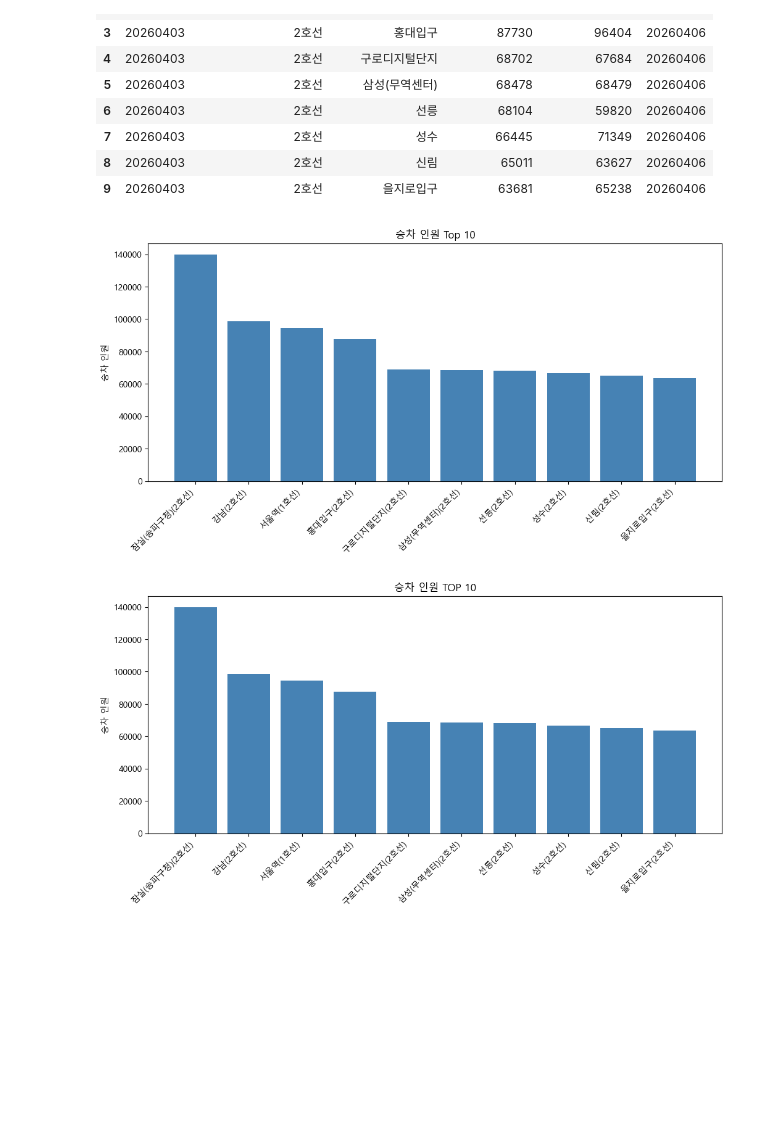
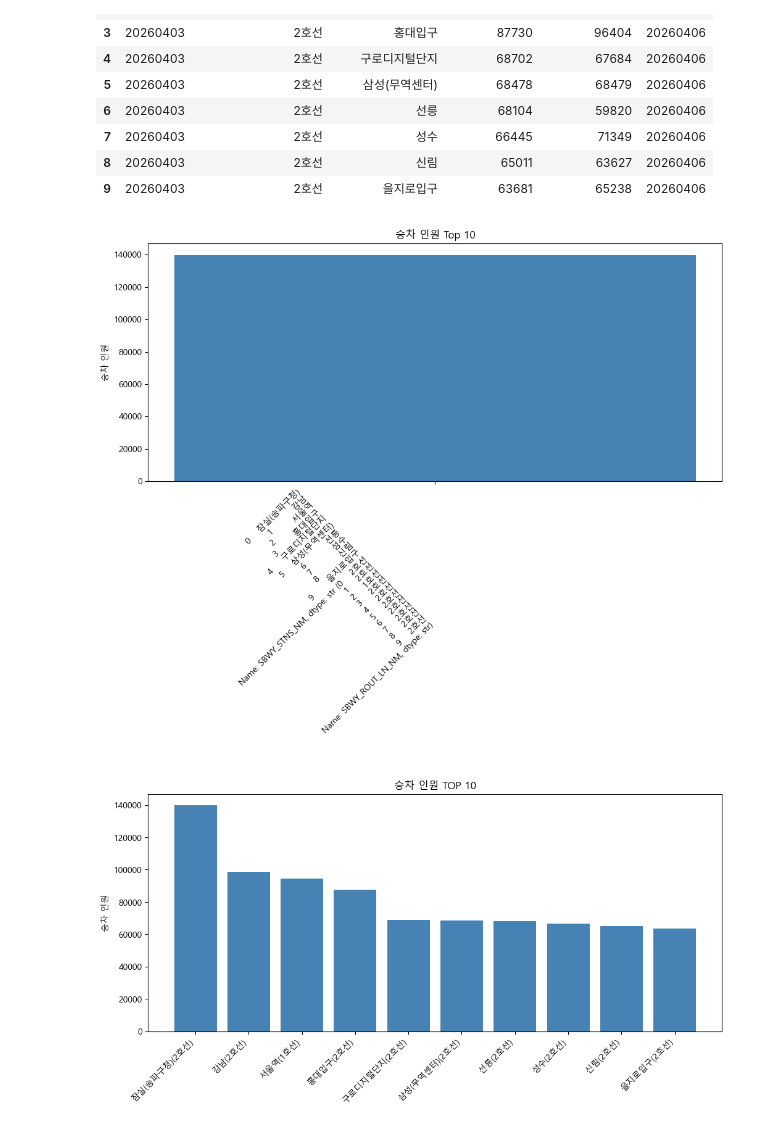
Before and after one commit to jexists/sk_network, a Jupyter notebook: 04.data_collection/01_open_api_seoul/01_데이터수집_OpenAPI활용(서울공공데이터).ipynb, the cells around one changed output. Saved outputs shown, nothing was run; the diff lists cells and outputs as text; code cells hidden in the pictures; blank space fills up the shorter version.

```diff
--- a/04.data_collection/01_open_api_seoul/01_데이터수집_OpenAPI활용(서울공공데이터).ipynb
+++ b/04.data_collection/01_open_api_seoul/01_데이터수집_OpenAPI활용(서울공공데이터).ipynb
@@ -192,17 +192,20 @@ plt.rcParams['font.family']='Malgun Gothic'
 # %%
 
 # 막대 그래프
 plt.figure(figsize=(12,5))
+# f-string은 기본적으로 **하나의 값(Scalar)**을 문자열로 변환하도록 설계되었습니다.
 
-
-labels = subway_top10['SBWY_STNS_NM'] + '(' + subway_top10['SBWY_ROUT_LN_NM'] + ')'
+# f-string 안에 시리즈 전체를 넣으면, 판다스는 행별로 글자를 합치는 게 아니라 **"시리즈 데이터 전체 통째로"**를 하나의 문자열로 표현하려고 시도합니다. 결과적으로 우리가 원하는 "강남역(2호선)" 형태가 아니라, 시리즈의 요약 정보가 출력될 뿐입니다.
+labels = f"{subway_top10['SBWY_STNS_NM']} ({subway_top10['SBWY_ROUT_LN_NM']})"
+plt.bar(labels, subway_top10['GTON_TNOPE'], color='steelblue')
+# labels = subway_top10['SBWY_STNS_NM'] + '(' + subway_top10['SBWY_ROUT_LN_NM'] + ')'
 plt.bar(labels, subway_top10['GTON_TNOPE'], color='steelblue')
 plt.title('승차 인원 Top 10')
 plt.ylabel('승차 인원')
 plt.xticks(rotation=45, ha='right')
 plt.show()
 # %% [output]
-[figure, old version]
+[figure, new version]
 # %%
 subway_top10 = subway.sort_values(by='GTON_TNOPE', ascending=False).head(10).reset_index(drop=True)
 subway_top10
```
Also changed, not shown: 3 other files.
